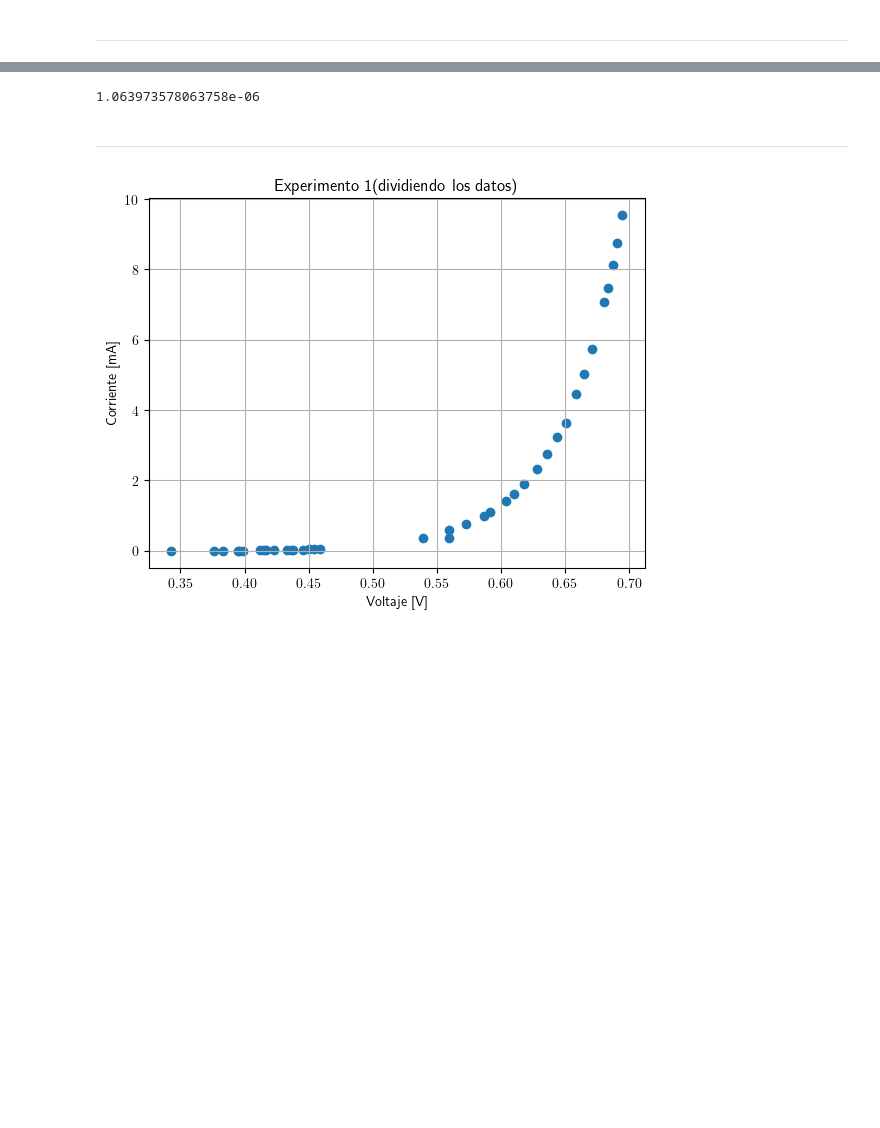
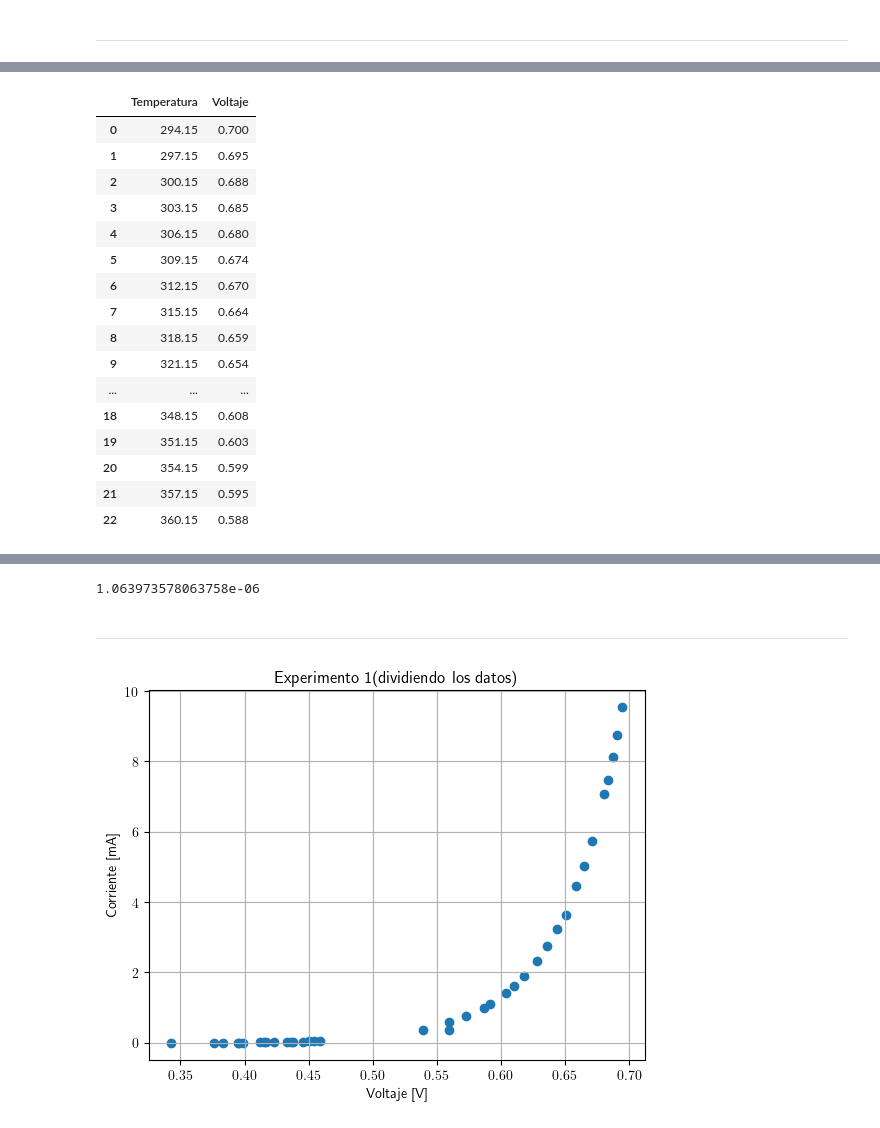
Before and after one commit to AzpMon/Laboratorio-Avanzado-II, a Jupyter notebook: Brecha de energía.ipynb, the cells around one changed output, grey strips where cells are left out. Saved outputs shown, nothing was run; the diff lists cells and outputs as text; code cells hidden in the pictures; blank space fills up the shorter version.

```diff
--- a/Brecha de energía.ipynb
+++ b/Brecha de energía.ipynb
@@ -75,6 +75,26 @@ exp2.Temperatura = exp2.Temperatura+273.15
 # %%
 nombre_archivo = 'ya.xlsx'
 exp2.to_excel(nombre_archivo, index=False)
+# %%
+exp2
+# %% [output]
+|  | Temperatura | Voltaje |
+| 0 | 294.15 | 0.700 |
+| 1 | 297.15 | 0.695 |
+| 2 | 300.15 | 0.688 |
+| 3 | 303.15 | 0.685 |
+| 4 | 306.15 | 0.680 |
+| 5 | 309.15 | 0.674 |
+| 6 | 312.15 | 0.670 |
+| 7 | 315.15 | 0.664 |
+| 8 | 318.15 | 0.659 |
+| 9 | 321.15 | 0.654 |
+| ... | ... | ... |
+| 18 | 348.15 | 0.608 |
+| 19 | 351.15 | 0.603 |
+| 20 | 354.15 | 0.599 |
+| 21 | 357.15 | 0.595 |
+| 22 | 360.15 | 0.588 |
 # %%
 z_x =  sm.add_constant(exp2["Temperatura"])
 z_y =  exp2["Voltaje"]
```
Also changed, not shown: parts of 10 cells of this notebook.
